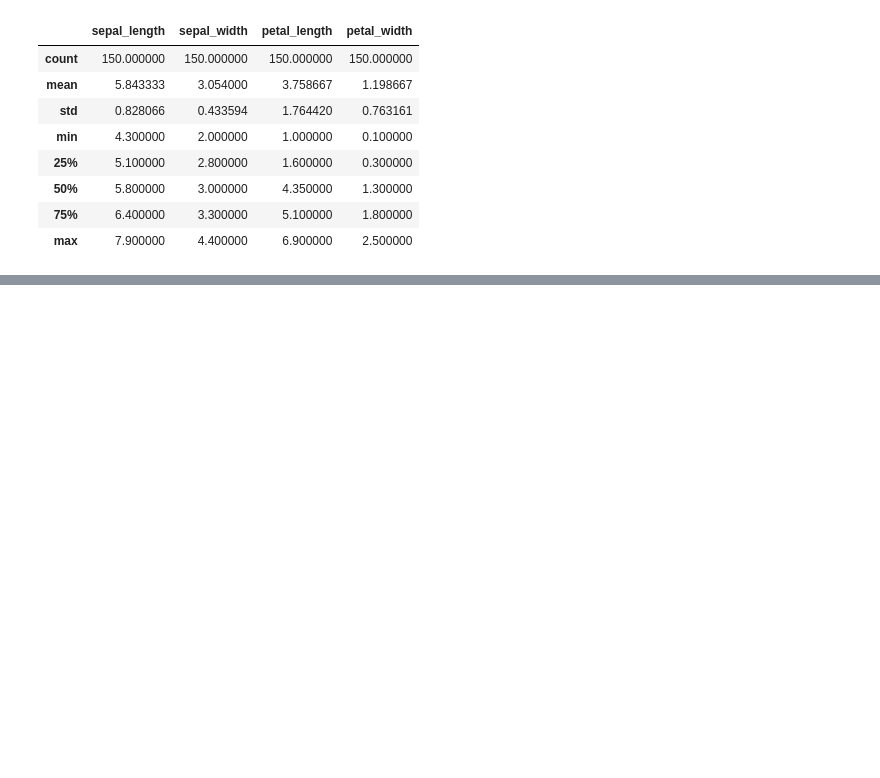
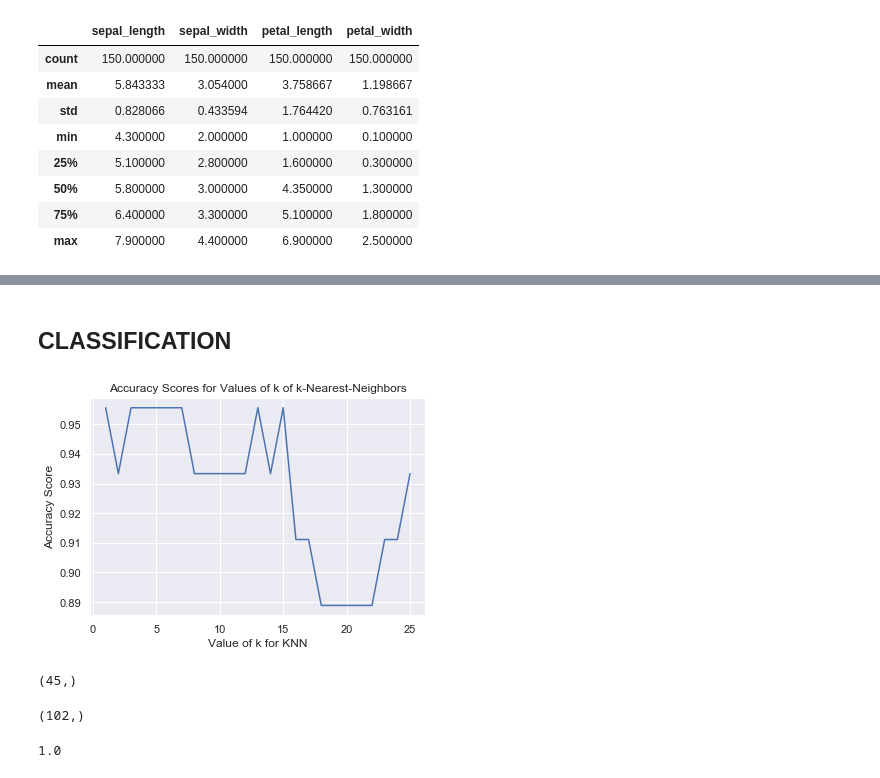
Before and after one commit to hilars/cs_ml_intro, a Jupyter notebook: Classification algorithms.ipynb, the cells around one changed output, grey strips where cells are left out. Cells and saved outputs as stored; diff of their text form; code cells hidden in the pictures; blank space fills up the shorter version.

```diff
--- a/Classification algorithms.ipynb
+++ b/Classification algorithms.ipynb
@@ -92,0 +74,4 @@ seed = 7
+# %%
+# ONE HOT ENCODE THE TARGET
+encoded_df = pd.get_dummies(df,'species')
+encoded_df.head()
@@ -92,0 +85,6 @@ seed = 7
+# %%
+# SPLIT THE DATASET
+X = encoded_df.drop(['species_Iris-setosa','species_Iris-versicolor','species_Iris-virginica'], axis=1)
+Y = encoded_df[['species_Iris-setosa','species_Iris-versicolor','species_Iris-virginica']]
+display(X.head())
+display(Y.head())
@@ -93,3 +104,4 @@ seed = 7
 # %%
 #Split data into train and test set.
-X_train, X_test, y_train, y_test = model_selection.train_test_split(X, y, test_size=test_size, random_state=seed)
+X_train, X_test, y_train, y_test = train_test_split(X, Y, test_size=0.30, random_state=42)
+display(X_train.shape, y_train.shape, X_test.shape, y_test.shape)
@@ -95,0 +113,36 @@ X_train, X_test, y_train, y_test = model_selection.train_test_split(X, y, test_s
+# %% [markdown]
+## CLASSIFICATION
+# %%
+# MULTI-CLASSIFICATION
+# experimenting with different n values
+k_range = list(range(1,26))
+scores = []
+for k in k_range:
+    knn = KNeighborsClassifier(n_neighbors=k)
+    knn.fit(X_train, y_train)
+    y_pred1 = knn.predict(X_test)
+    scores.append(accuracy_score(y_test, y_pred1))
+
+plt.plot(k_range, scores)
+plt.xlabel('Value of k for KNN')
+plt.ylabel('Accuracy Score')
+plt.title('Accuracy Scores for Values of k of k-Nearest-Neighbors')
+plt.show()
+# %% [output]
+[figure, added]
+# %%
+# BINARY CLASSIFICATION
+# USING SETOSA AS THE TARGET VARIABLE
+new_y_train = y_train['species_Iris-setosa']
+new_y_test = y_test['species_Iris-setosa']
+display(new_y_test.shape, new_y_train.shape)
+# %% [output]
+(45,)
+(102,)
+# %%
+logreg = LogisticRegression()
+logreg.fit(X_train, new_y_train)
+y_pred2 = logreg.predict(X_test)
+print(accuracy_score(new_y_test, y_pred2))
+# %% [output]
+1.0
```
Also changed, not shown: parts of 12 cells of this notebook.
